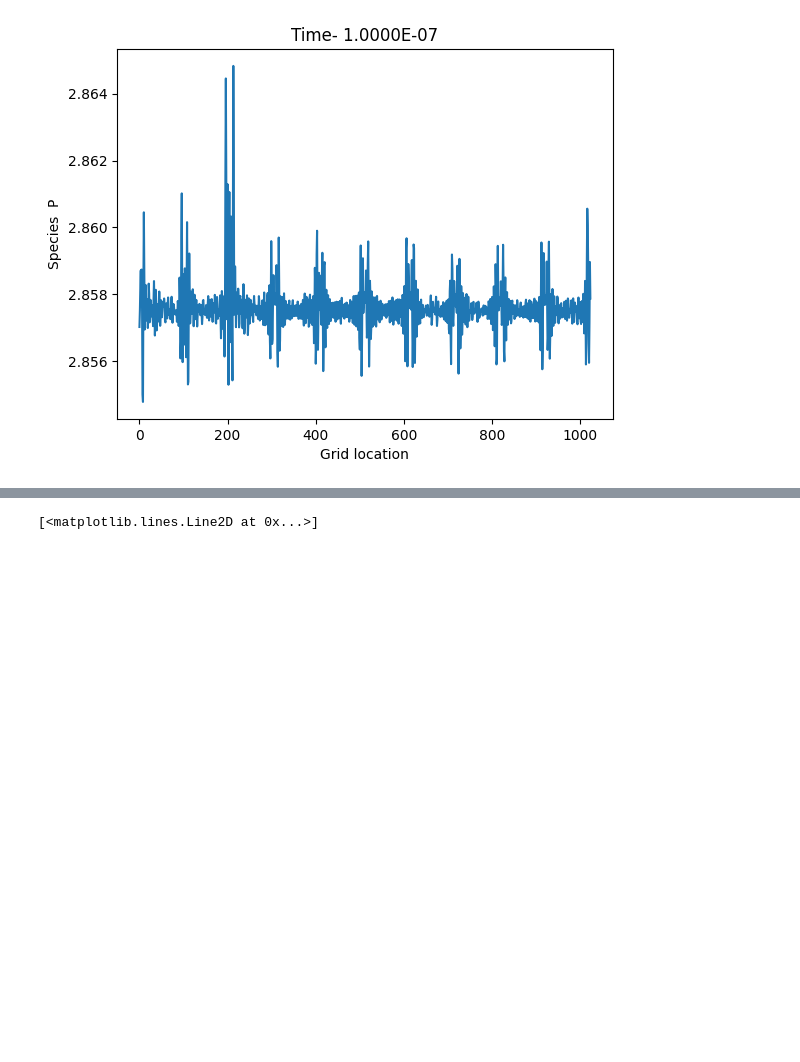
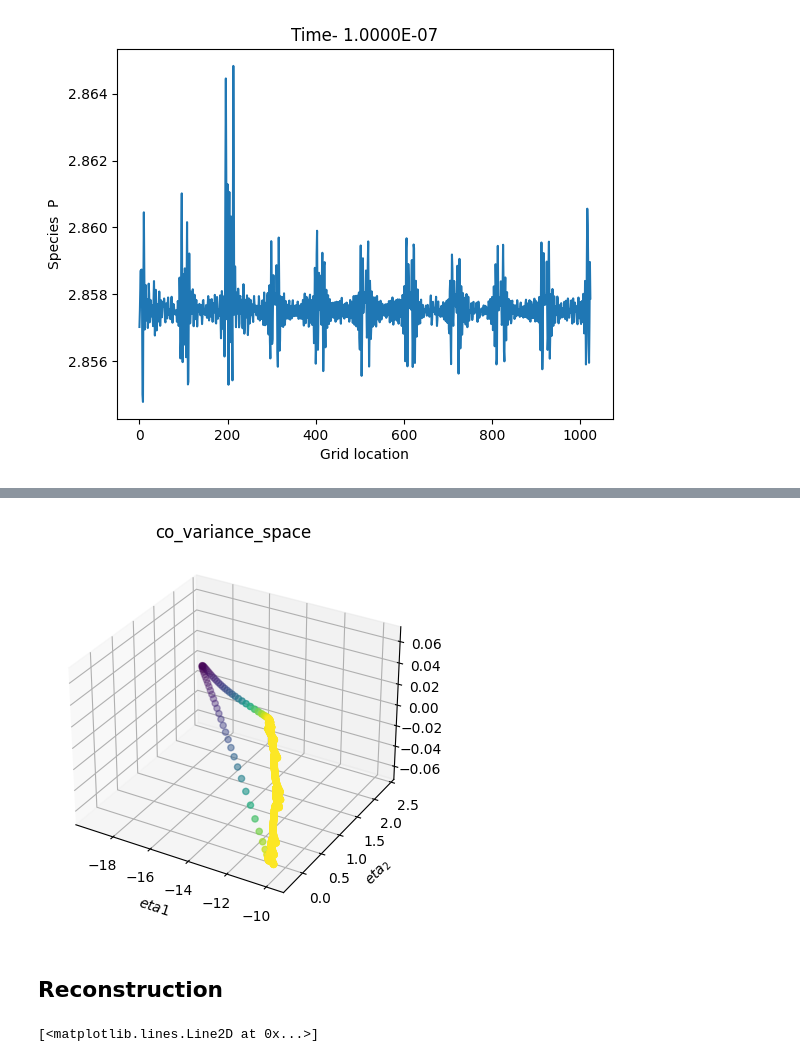
Before and after one commit to kulkarnisp/dim-red, a Jupyter notebook: examples/combust_data.ipynb, the cells around one changed output, grey strips where cells are left out. Saved outputs shown, nothing was run; the diff lists cells and outputs as text; code cells hidden in the pictures; blank space fills up the shorter version.

```diff
--- a/examples/combust_data.ipynb
+++ b/examples/combust_data.ipynb
@@ -70,3 +48,13 @@ loader.idvar
+# %%
+
+clf.fit(X,moment=co_variance)
+xr = clf.transform(X)
+
+plot_embedding(xr,color_spec=X[:,1],titler="co_variance_space")
+# %% [output]
+[figure, added]
+# %% [markdown]
+## Reconstruction
 # %%
 from models.linear.moments import calculate_cokutosis_tensor,calculate_covariance_matrix
 # %%
```
Also changed, not shown: parts of 13 cells of this notebook, 1 other file.
